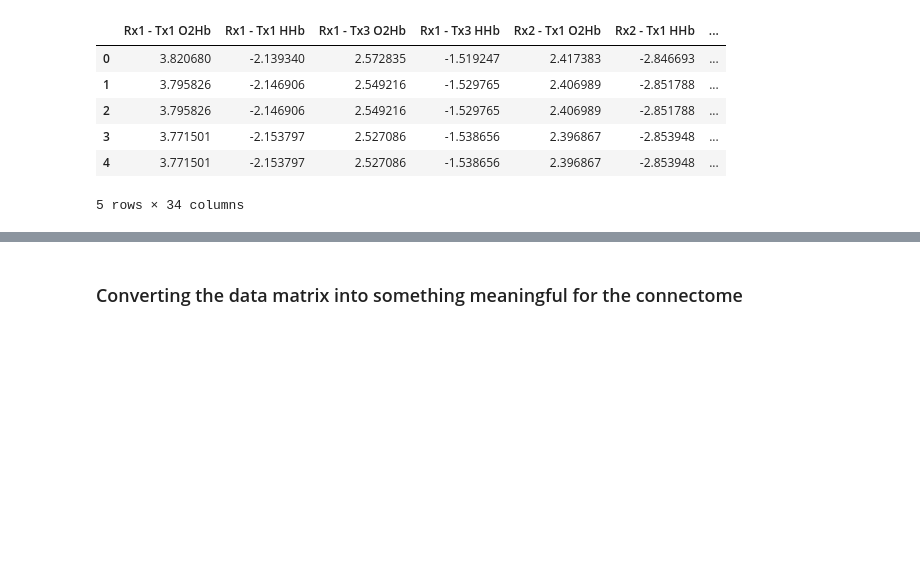
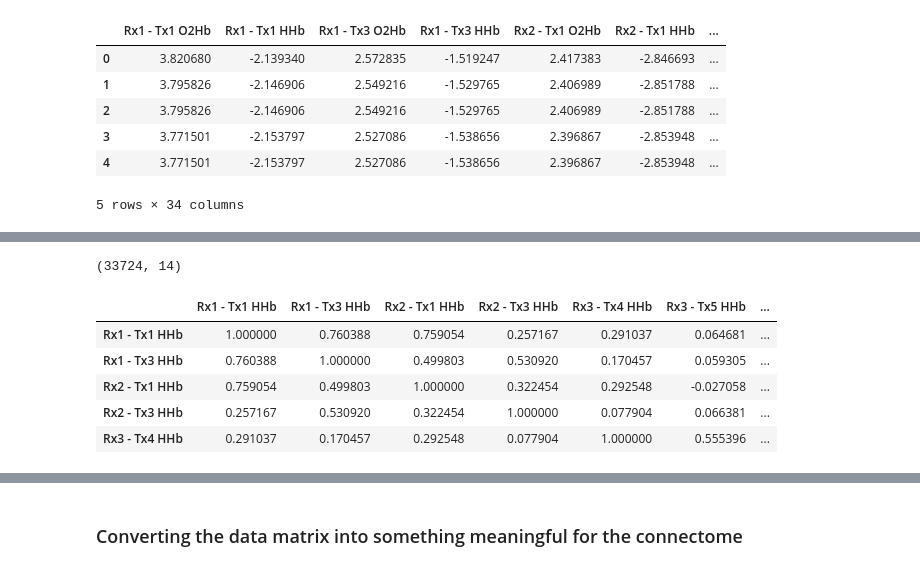
Before and after one commit to asheaffe/cs166-final-project, a Jupyter notebook: fnirs_fingerprint.ipynb, the cells around one changed output, grey strips where cells are left out. Drawn from its saved outputs; the diff is of its cells as text; code cells hidden in the pictures; blank space fills up the shorter version.

```diff
--- a/fnirs_fingerprint.ipynb
+++ b/fnirs_fingerprint.ipynb
@@ -51,0 +60,11 @@ fnirs_matrix.head()
+# %%
+fnirs_matrix = generate_matrices(45827, fnirs_data, oxy=False, task_type=-1)
+fnirs_matrix.head()
+# %% [output]
+(33724, 14)
+|  | Rx1 - Tx1 HHb | Rx1 - Tx3 HHb | Rx2 - Tx1 HHb | Rx2 - Tx3 HHb | Rx3 - Tx4 HHb | Rx3 - Tx5 HHb | ... |
+| Rx1 - Tx1 HHb | 1.000000 | 0.760388 | 0.759054 | 0.257167 | 0.291037 | 0.064681 | ... |
+| Rx1 - Tx3 HHb | 0.760388 | 1.000000 | 0.499803 | 0.530920 | 0.170457 | 0.059305 | ... |
+| Rx2 - Tx1 HHb | 0.759054 | 0.499803 | 1.000000 | 0.322454 | 0.292548 | -0.027058 | ... |
+| Rx2 - Tx3 HHb | 0.257167 | 0.530920 | 0.322454 | 1.000000 | 0.077904 | 0.066381 | ... |
+| Rx3 - Tx4 HHb | 0.291037 | 0.170457 | 0.292548 | 0.077904 | 1.000000 | 0.555396 | ... |
```
Also changed, not shown: parts of 14 cells of this notebook.
